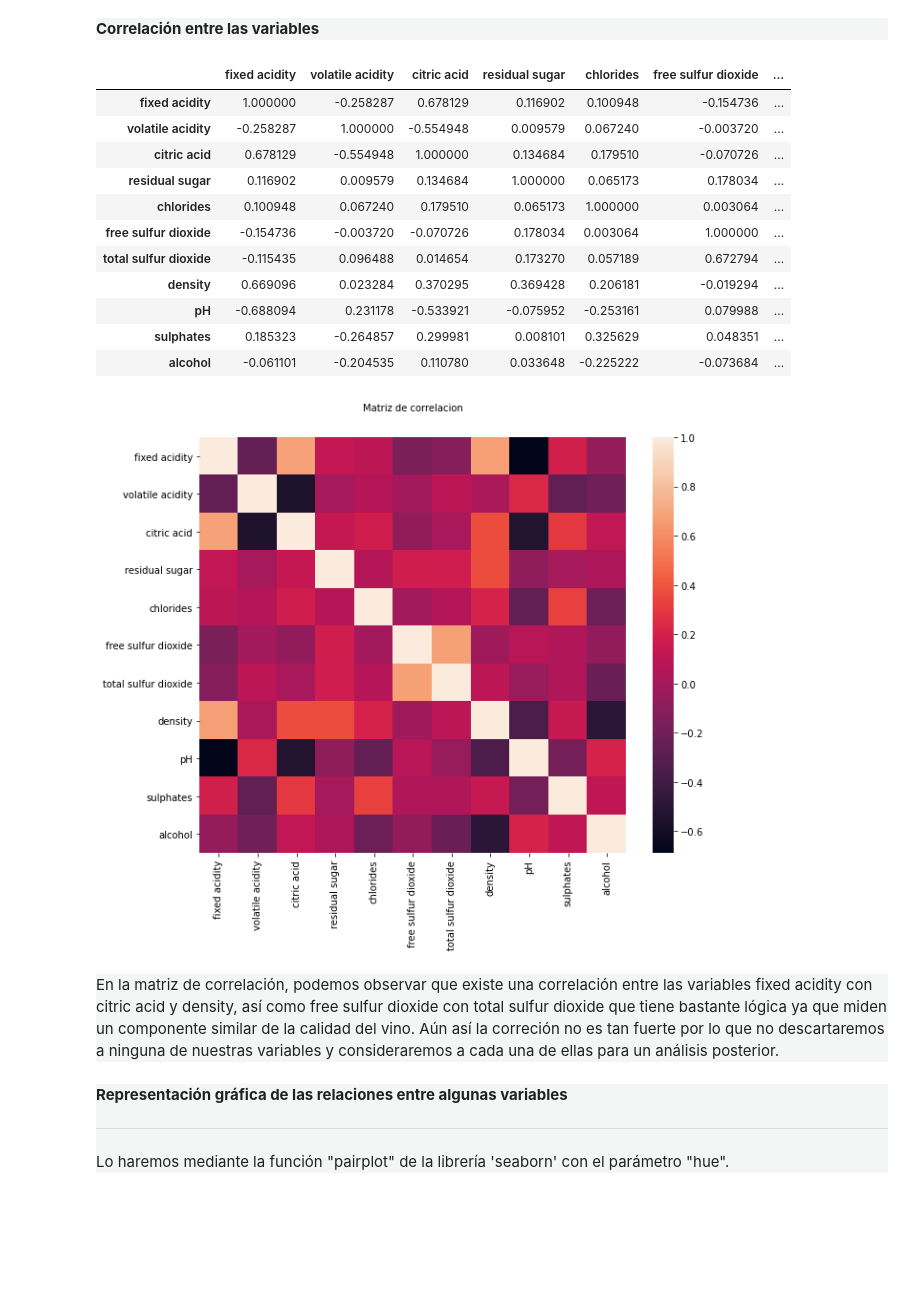
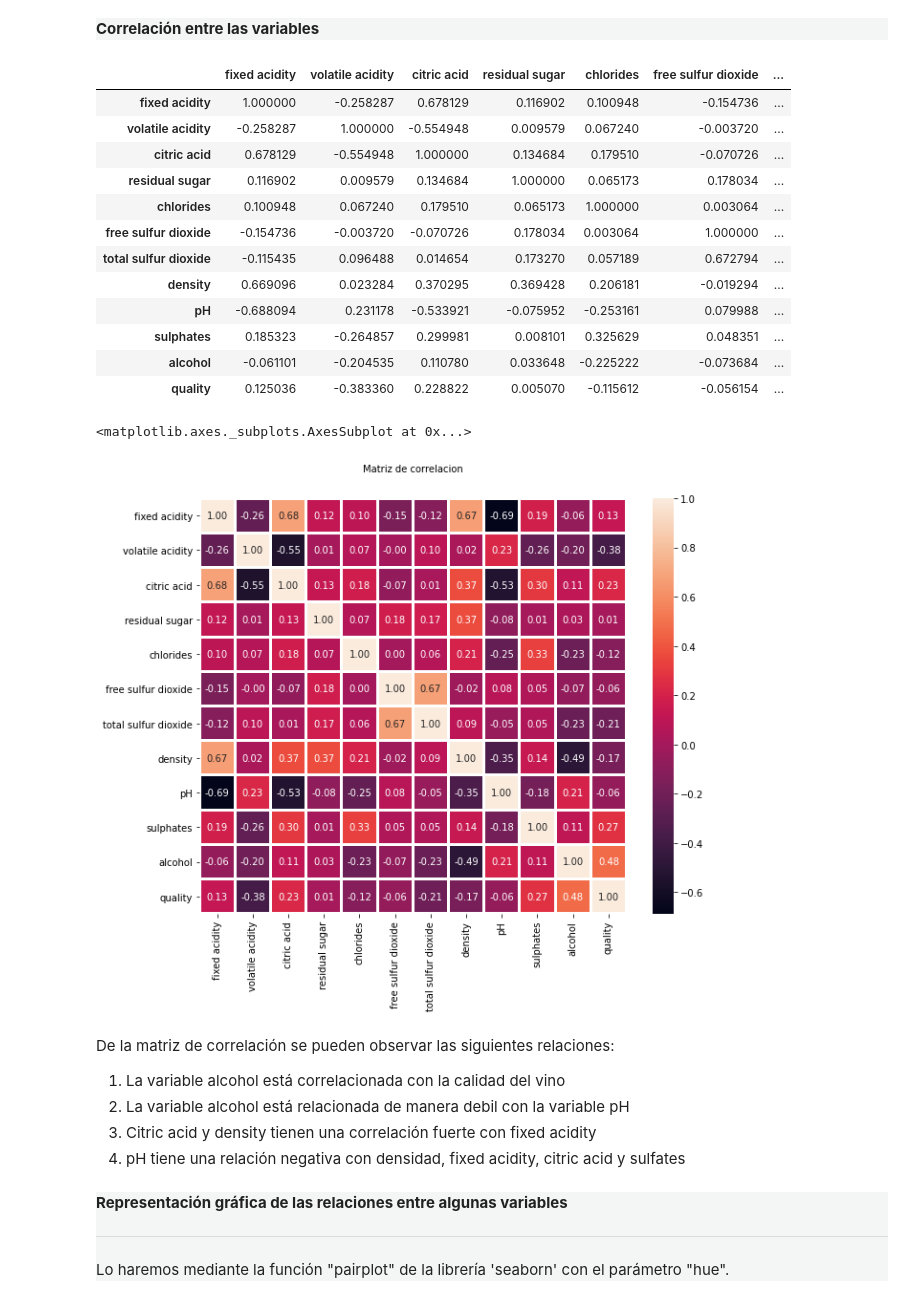
Before and after one commit to Liss-maritza/PEC2-CVD, a Jupyter notebook: PEC2-CVD.ipynb, the cells around one changed output. Drawn from its saved outputs; the diff is of its cells as text; code cells hidden in the pictures; blank space fills up the shorter version.

```diff
--- a/PEC2-CVD.ipynb
+++ b/PEC2-CVD.ipynb
@@ -467,9 +460,11 @@ Para nuestro caso es la variable "quality" que contiene la puntuación entre 0 y
 Esto nos ayudará en análisis gráficos y predicciones futuras.
 </div>
 # %%
+# LO COMENTO DE MOMENTO PORQUE PARA LA MATRIZ DE CORRELACIÓN ME VIENE BIEN QUE SEA NUMÉRICA
+
 #primero convertirla a entera
-wine['quality']=wine.quality.astype('int')
+#wine['quality']=wine.quality.astype('int')
 
 #convirtiendo a variable categorica
-wine['quality']= dataWine['quality'].astype('category')
-wine['quality'].head()
+#wine['quality']= wine['quality'].astype('category')
+#wine['quality'].head()
@@ -581,7 +575,7 @@ wineD= wine[['fixed acidity','volatile acidity','citric acid','residual sugar','
 'total sulfur dioxide','density','pH','sulphates','alcohol']]
 
 #calculamos la matriz de correlacion
-correlation_matrix = wineD.corr()
+correlation_matrix = wine.corr()
 correlation_matrix
 # %% [output]
 |  | fixed acidity | volatile acidity | citric acid | residual sugar | chlorides | free sulfur dioxide | ... |
@@ -596,17 +590,22 @@ correlation_matrix
 | pH | -0.688094 | 0.231178 | -0.533921 | -0.075952 | -0.253161 | 0.079988 | ... |
 | sulphates | 0.185323 | -0.264857 | 0.299981 | 0.008101 | 0.325629 | 0.048351 | ... |
 | alcohol | -0.061101 | -0.204535 | 0.110780 | 0.033648 | -0.225222 | -0.073684 | ... |
+| quality | 0.125036 | -0.383360 | 0.228822 | 0.005070 | -0.115612 | -0.056154 | ... |
 # %%
 #Graficando
 plt.figure(figsize=(10,8))
 plt.title('Matriz de correlacion', y=1.05, size=10)
-sns.heatmap(correlation_matrix);
+sns.heatmap(correlation_matrix, annot=True, fmt='.2f', linewidths=2)
 # %% [output]
+<matplotlib.axes._subplots.AxesSubplot at 0x...>
-[figure, old version]
+[figure, new version]
-# %% [markdown]
-<div style="background-color: #F4F6F6;">
-En la matriz de correlación, podemos observar que existe una correlación entre las variables fixed acidity con citric acid  y density, así como free sulfur dioxide con total sulfur dioxide que tiene bastante lógica ya que miden un componente similar de la calidad del vino. Aún así la correción no es tan fuerte por lo que no descartaremos a ninguna de nuestras variables y consideraremos a cada una de ellas para un análisis posterior.
-</div>
+# %% [markdown]
+De la matriz de correlación se pueden observar las siguientes relaciones:
+
+1.   La variable alcohol está correlacionada con la calidad del vino
+2.   La variable alcohol está relacionada de manera debil con la variable pH
+3.   Citric acid y density tienen una correlación fuerte con fixed acidity
+4.   pH tiene una relación negativa con densidad, fixed acidity, citric acid y sulfates
 # %% [markdown]
 <div style="background-color: #F4F6F6;">
 <strong>Representación gráfica de las relaciones entre algunas variables</strong>
```
Also changed, not shown: parts of 64 cells of this notebook, 1 other file.
